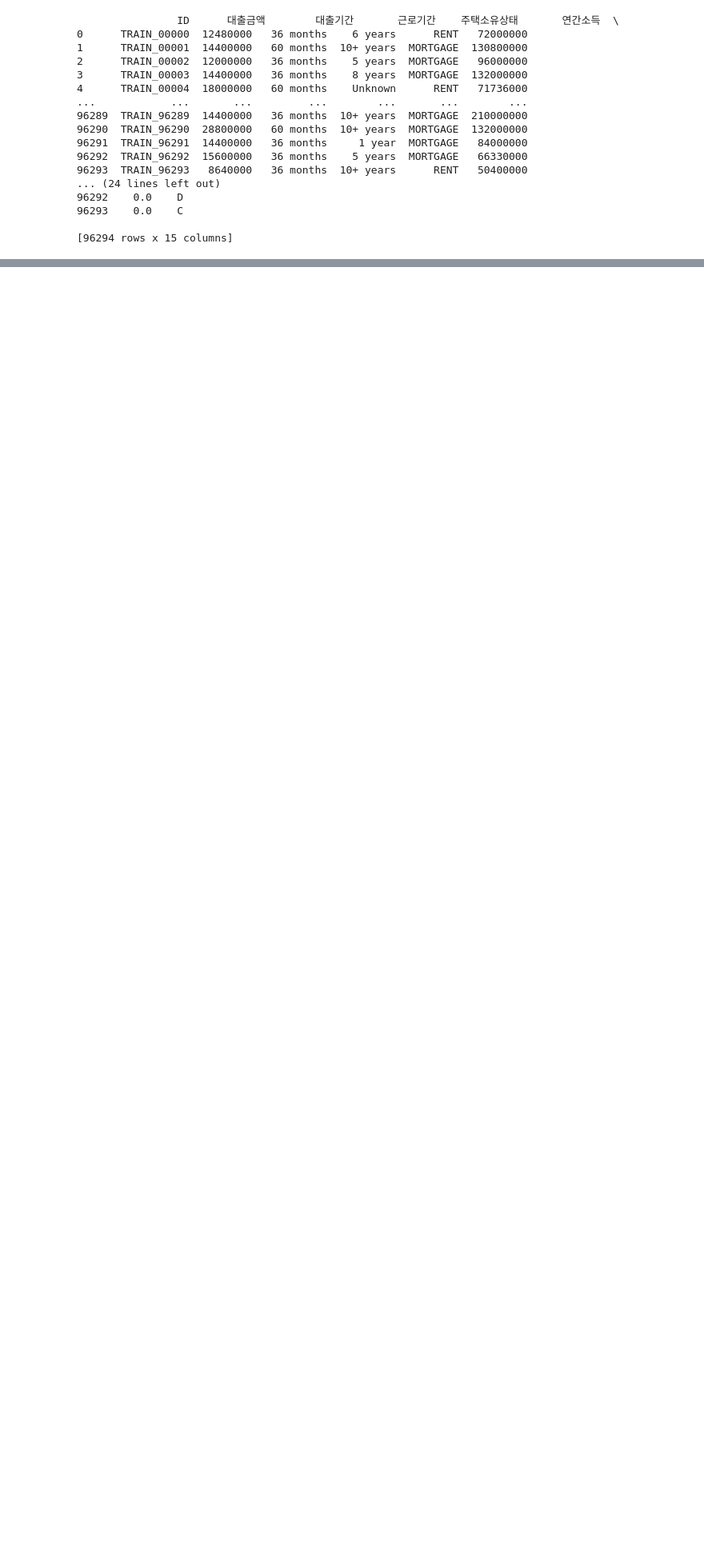
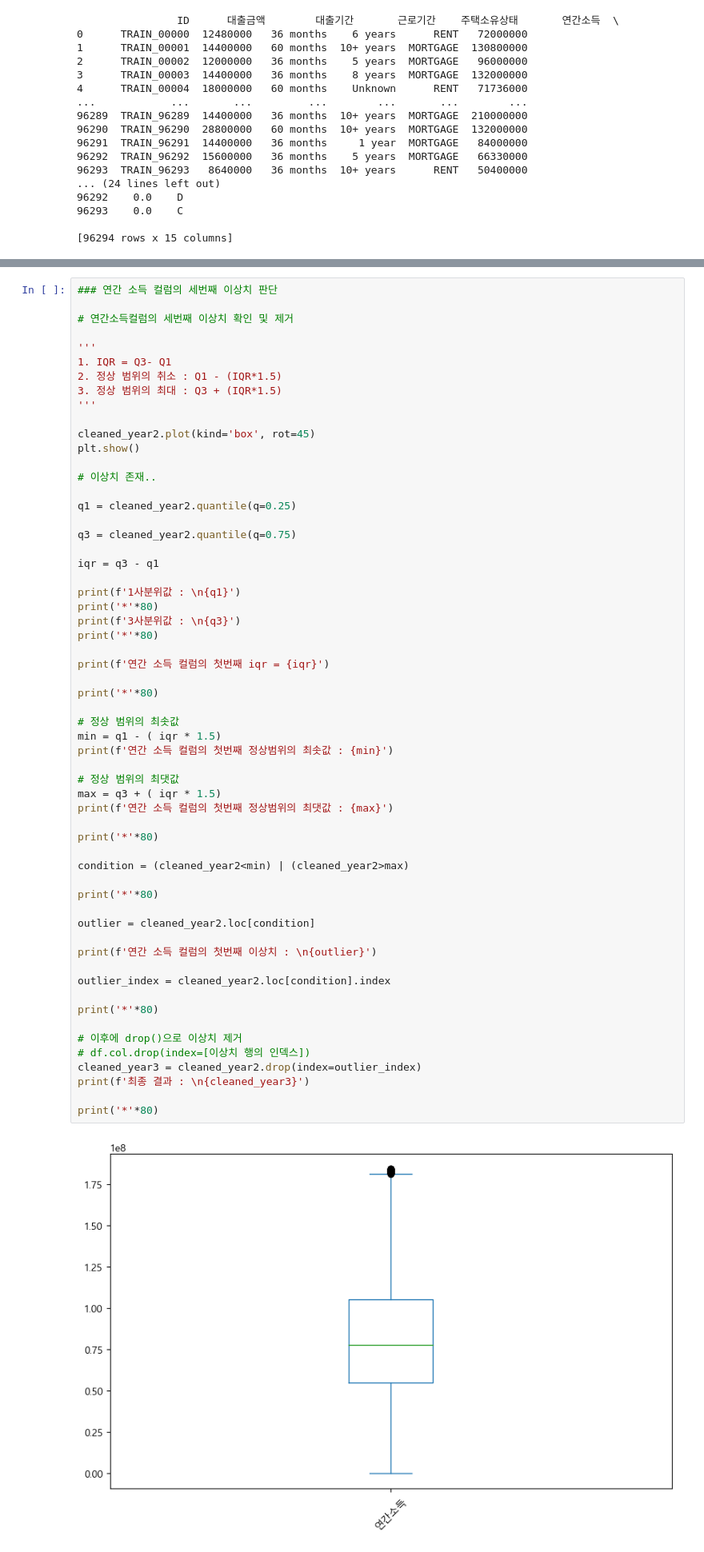
Before and after one commit to Nvuly/Customer_Loan_Rating_Hackathon, a Jupyter notebook: Customer_Loan_Rating_Hackathon.ipynb, the cells around one changed output, grey strips where cells are left out. Shown at 80% size. Drawn from its saved outputs; the diff is of its cells as text; blank space fills up the shorter version.

```diff
--- a/Customer_Loan_Rating_Hackathon.ipynb
+++ b/Customer_Loan_Rating_Hackathon.ipynb
@@ -165,0 +335,61 @@ print(df_train)
+# %%
+### 연간 소득 컬럼의 세번째 이상치 판단
+
+# 연간소득컬럼의 세번째 이상치 확인 및 제거
+
+'''
+1. IQR = Q3- Q1
+2. 정상 범위의 취소 : Q1 - (IQR*1.5)
+3. 정상 범위의 최대 : Q3 + (IQR*1.5)
+'''
+
+cleaned_year2.plot(kind='box', rot=45)
+plt.show()
+
+# 이상치 존재..
+
+q1 = cleaned_year2.quantile(q=0.25)
+
+q3 = cleaned_year2.quantile(q=0.75)
+
+iqr = q3 - q1
+
+print(f'1사분위값 : \n{q1}')
+print('*'*80)
+print(f'3사분위값 : \n{q3}')
+print('*'*80)
+
+print(f'연간 소득 컬럼의 첫번째 iqr = {iqr}')
+
+print('*'*80)
+
+# 정상 범위의 최솟값
+min = q1 - ( iqr * 1.5)
+print(f'연간 소득 컬럼의 첫번째 정상범위의 최솟값 : {min}')
+
+# 정상 범위의 최댓값
+max = q3 + ( iqr * 1.5)
+print(f'연간 소득 컬럼의 첫번째 정상범위의 최댓값 : {max}')
+
+print('*'*80)
+
+condition = (cleaned_year2<min) | (cleaned_year2>max)
+
+print('*'*80)
+
+outlier = cleaned_year2.loc[condition]
+
+print(f'연간 소득 컬럼의 첫번째 이상치 : \n{outlier}')
+
+outlier_index = cleaned_year2.loc[condition].index
+
+print('*'*80)
+
+# 이후에 drop()으로 이상치 제거
+# df.col.drop(index=[이상치 행의 인덱스])
+cleaned_year3 = cleaned_year2.drop(index=outlier_index)
+print(f'최종 결과 : \n{cleaned_year3}')
+
+print('*'*80)
+# %% [output]
+[figure, added]
```
Also changed, not shown: parts of 19 cells of this notebook.
